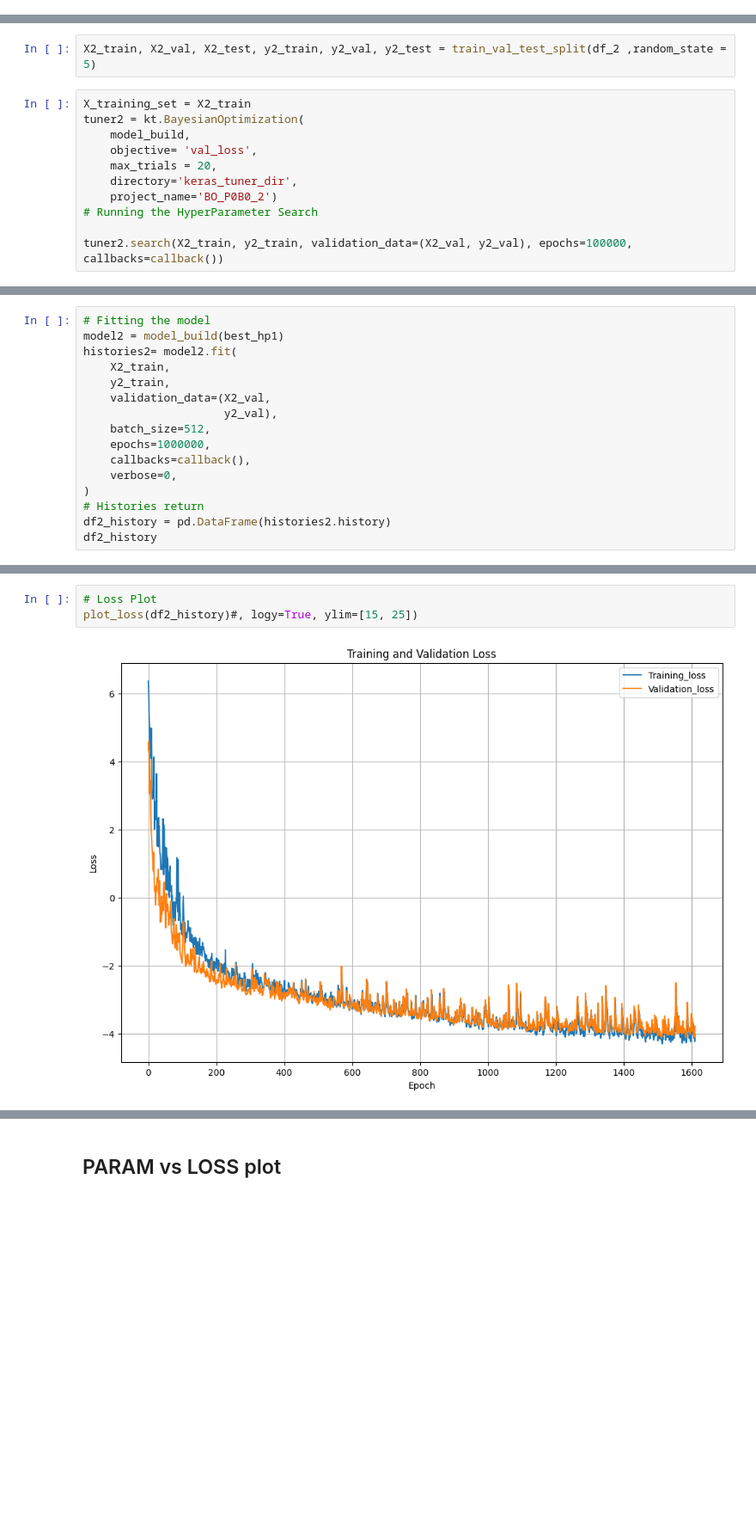
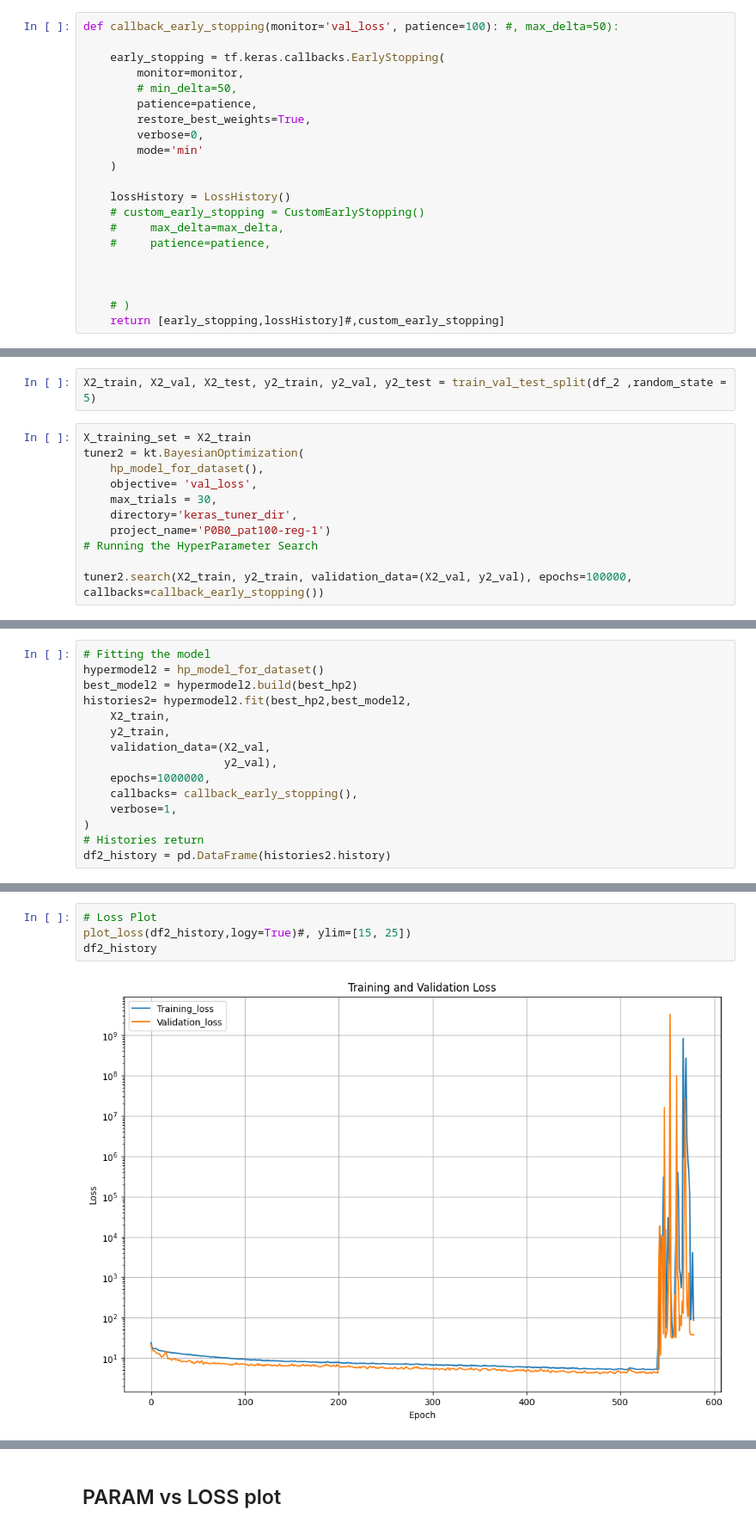
Before and after one commit to supriodubey/Thesis, a Jupyter notebook: codes/Moment_Network_LCDM.ipynb, the cells around one changed output, grey strips where cells are left out. Shown at 86% size. Saved outputs shown, nothing was run; the diff lists cells and outputs as text; blank space fills up the shorter version.

```diff
--- a/codes/Moment_Network_LCDM.ipynb
+++ b/codes/Moment_Network_LCDM.ipynb
@@ -474,3 +547,24 @@ def callback_early_stopping():
+# %%
+def callback_early_stopping(monitor='val_loss', patience=100): #, max_delta=50):
+
+    early_stopping = tf.keras.callbacks.EarlyStopping(
+        monitor=monitor,
+        # min_delta=50,
+        patience=patience,
+        restore_best_weights=True,
+        verbose=0,
+        mode='min'
+    )
+
+    lossHistory = LossHistory()
+    # custom_early_stopping = CustomEarlyStopping()
+    #     max_delta=max_delta,
+    #     patience=patience,
+
+
+
+    # )
+    return [early_stopping,lossHistory]#,custom_early_stopping]
 # %% [markdown]
 ## Define some ancillary stuff
 # %%
@@ -853,12 +1112,12 @@ X2_train, X2_val, X2_test, y2_train, y2_val, y2_test = train_val_test_split(df_2
 # %%
 X_training_set = X2_train
 tuner2 = kt.BayesianOptimization(
-    model_build,
+    hp_model_for_dataset(),
     objective= 'val_loss',
-    max_trials = 20,
+    max_trials = 30,
     directory='keras_tuner_dir',
-    project_name='BO_P0B0_2')
+    project_name='P0B0_pat100-reg-1')
 # Running the HyperParameter Search
 
-tuner2.search(X2_train, y2_train, validation_data=(X2_val, y2_val), epochs=100000, callbacks=callback())
+tuner2.search(X2_train, y2_train, validation_data=(X2_val, y2_val), epochs=100000, callbacks=callback_early_stopping())
 # %% [output]
@@ -900,18 +1168,17 @@ Score: -4.237711429595947
 None
 # %%
 # Fitting the model
-model2 = model_build(best_hp1)
-histories2= model2.fit(
+hypermodel2 = hp_model_for_dataset()
+best_model2 = hypermodel2.build(best_hp2)
+histories2= hypermodel2.fit(best_hp2,best_model2,
     X2_train,
     y2_train,
     validation_data=(X2_val,
                      y2_val),
-    batch_size=512,
     epochs=1000000,
-    callbacks=callback(),
-    verbose=0,
+    callbacks= callback_early_stopping(),
+    verbose=1,
 )
 # Histories return
 df2_history = pd.DataFrame(histories2.history)
-df2_history
 # %% [output]
@@ -931,5 +1202,6 @@ df2_history
 # %%
 # Loss Plot
-plot_loss(df2_history)#, logy=True, ylim=[15, 25])
+plot_loss(df2_history,logy=True)#, ylim=[15, 25])
+df2_history
 # %% [output]
-[figure, old version]
+[figure, new version]
```
Also changed, not shown: parts of 61 cells of this notebook, 6 other files.
